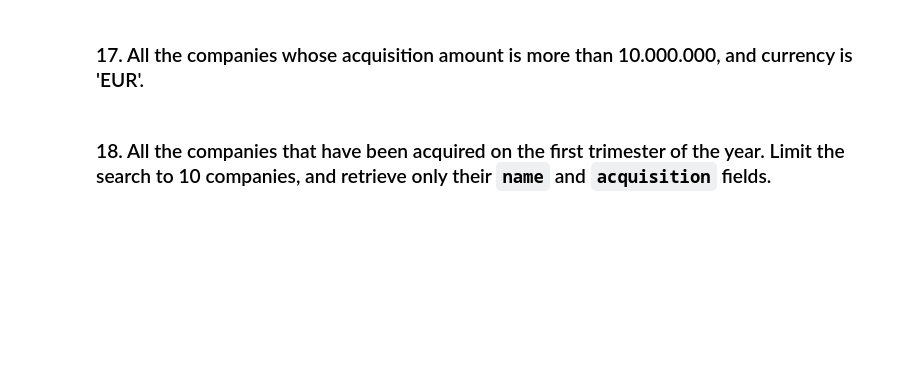
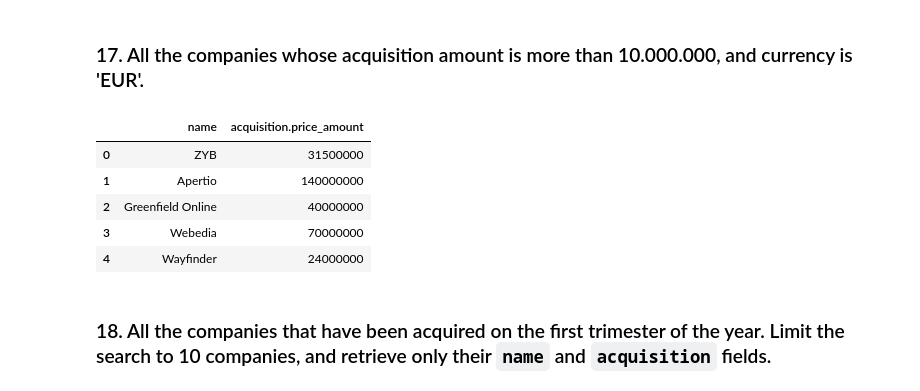
Before and after one commit to Ironhack-Data-Madrid-Mayo-2022/3.4-lab-mongo, a Jupyter notebook: your_code/main.ipynb, the cells around one changed output. Drawn from its saved outputs; the diff is of its cells as text; code cells hidden in the pictures; blank space fills up the shorter version.

```diff
--- a/your_code/main.ipynb
+++ b/your_code/main.ipynb
@@ -231,2 +251,15 @@ df14.head()
+# %%
+# Your Code
+ejer17=collection.find({'$and':[{'acquisition.price_amount': {'$gte': 1e7}}, {'acquisition.price_currency_code' : 'EUR'}]}, {'_id': False, 'name':True, 'acquisition.price_amount':1})
+
+df17=pd.json_normalize(ejer17)
+df17.head()
+# %% [output]
+|  | name | acquisition.price_amount |
+| 0 | ZYB | 31500000 |
+| 1 | Apertio | 140000000 |
+| 2 | Greenfield Online | 40000000 |
+| 3 | Webedia | 70000000 |
+| 4 | Wayfinder | 24000000 |
 # %% [markdown]
 ### 18. All the companies that have been acquired on the first trimester of the year. Limit the search to 10 companies, and retrieve only their `name` and `acquisition` fields.
```
Also changed, not shown: parts of 10 cells of this notebook.
